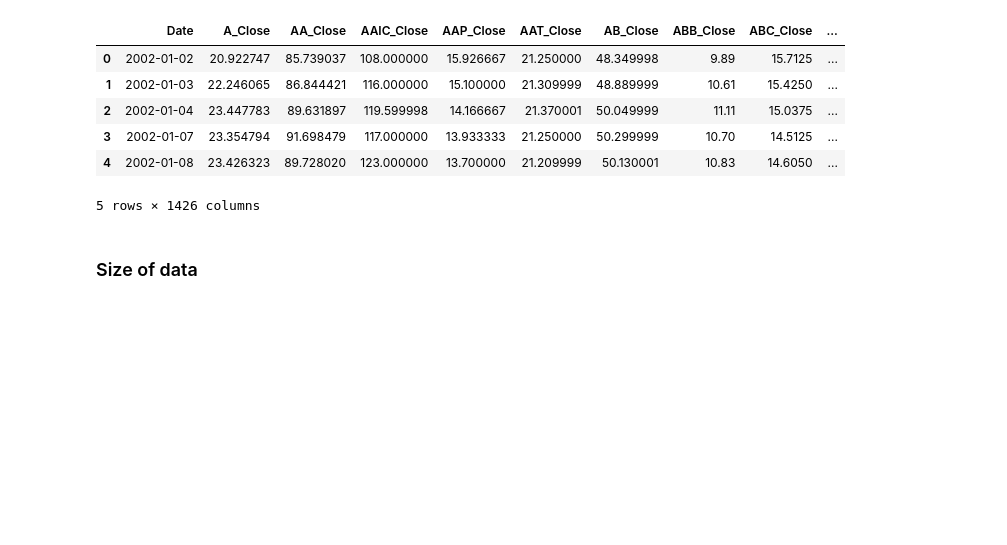
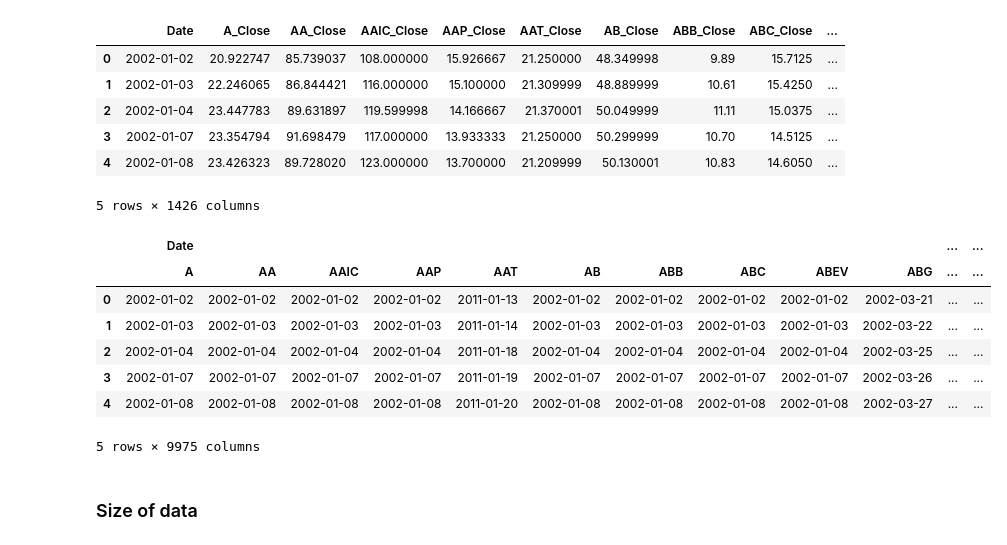
Before and after one commit to ryanlxz/backtesting, a Jupyter notebook: notebooks/test.ipynb, the cells around one changed output. Drawn from its saved outputs; the diff is of its cells as text; code cells hidden in the pictures; blank space fills up the shorter version.

```diff
--- a/notebooks/test.ipynb
+++ b/notebooks/test.ipynb
@@ -35,6 +95,19 @@ stock_data.head()
 | 3 | 2002-01-07 | 23.354794 | 91.698479 | 117.000000 | 13.933333 | 21.250000 | 50.299999 | 10.70 | 14.5125 | ... |
 | 4 | 2002-01-08 | 23.426323 | 89.728020 | 123.000000 | 13.700000 | 21.209999 | 50.130001 | 10.83 | 14.6050 | ... |
 5 rows × 1426 columns
+# %%
+# load preprocessed data
+processed_data = load_preprocessed_data(datapipeline_cfg)
+processed_data.head()
+# %% [output]
+|  | Date |  |  |  |  |  |  |  |  |  | ... | ... |
+|  | A | AA | AAIC | AAP | AAT | AB | ABB | ABC | ABEV | ABG | ... | ... |
+| 0 | 2002-01-02 | 2002-01-02 | 2002-01-02 | 2002-01-02 | 2011-01-13 | 2002-01-02 | 2002-01-02 | 2002-01-02 | 2002-01-02 | 2002-03-21 | ... | ... |
+| 1 | 2002-01-03 | 2002-01-03 | 2002-01-03 | 2002-01-03 | 2011-01-14 | 2002-01-03 | 2002-01-03 | 2002-01-03 | 2002-01-03 | 2002-03-22 | ... | ... |
+| 2 | 2002-01-04 | 2002-01-04 | 2002-01-04 | 2002-01-04 | 2011-01-18 | 2002-01-04 | 2002-01-04 | 2002-01-04 | 2002-01-04 | 2002-03-25 | ... | ... |
+| 3 | 2002-01-07 | 2002-01-07 | 2002-01-07 | 2002-01-07 | 2011-01-19 | 2002-01-07 | 2002-01-07 | 2002-01-07 | 2002-01-07 | 2002-03-26 | ... | ... |
+| 4 | 2002-01-08 | 2002-01-08 | 2002-01-08 | 2002-01-08 | 2011-01-20 | 2002-01-08 | 2002-01-08 | 2002-01-08 | 2002-01-08 | 2002-03-27 | ... | ... |
+5 rows × 9975 columns
 # %%
 df = stock_data.copy()
 # %% [markdown]
```
Also changed, not shown: parts of 12 cells of this notebook, 2 other files.
